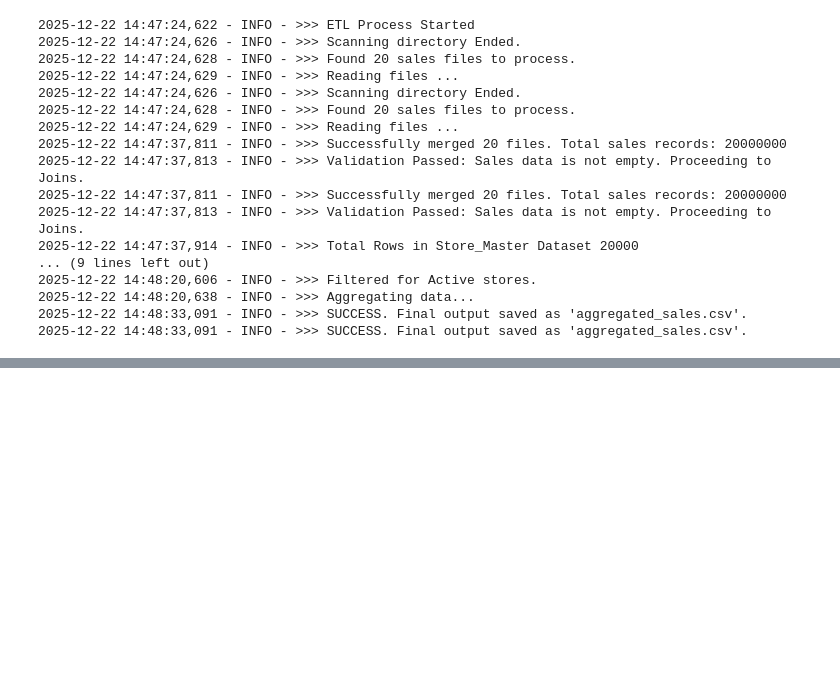
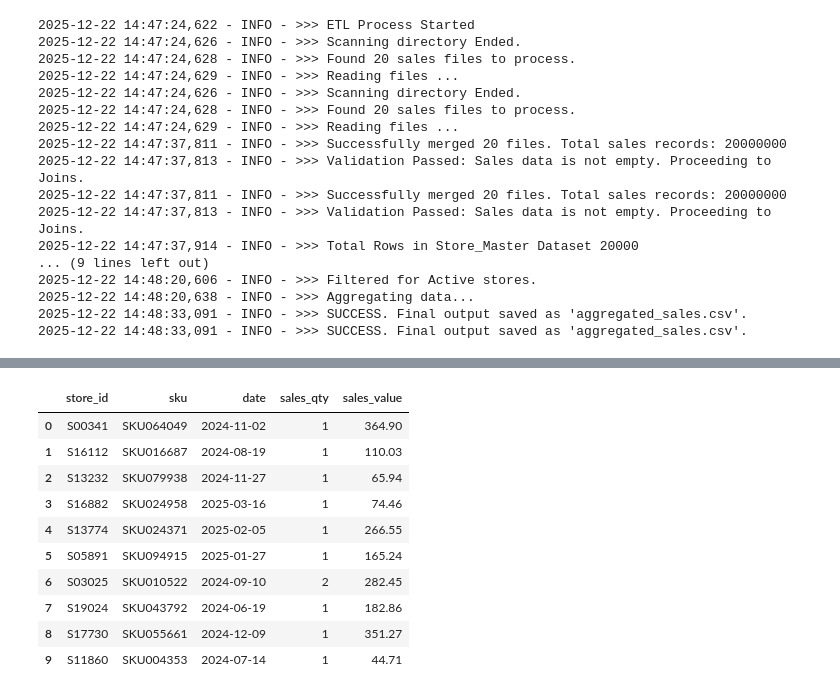
Before and after one commit to Chinmaykarthikeya/ETL, a Jupyter notebook: ETL_test.ipynb, the cells around one changed output, grey strips where cells are left out. Drawn from its saved outputs; the diff is of its cells as text; code cells hidden in the pictures; blank space fills up the shorter version.

```diff
--- a/ETL_test.ipynb
+++ b/ETL_test.ipynb
@@ -137,0 +140,2 @@ if __name__ == "__main__":
+# %%
+file_list = [f for f in os.listdir(sales_dir) if f.endswith('.csv')]
@@ -137,0 +165,2 @@ if __name__ == "__main__":
+# %%
+data_frames = []
@@ -137,0 +183,14 @@ if __name__ == "__main__":
+# %%
+all_sales_data.head(10)
+# %% [output]
+|  | store_id | sku | date | sales_qty | sales_value |
+| 0 | S00341 | SKU064049 | 2024-11-02 | 1 | 364.90 |
+| 1 | S16112 | SKU016687 | 2024-08-19 | 1 | 110.03 |
+| 2 | S13232 | SKU079938 | 2024-11-27 | 1 | 65.94 |
+| 3 | S16882 | SKU024958 | 2025-03-16 | 1 | 74.46 |
+| 4 | S13774 | SKU024371 | 2025-02-05 | 1 | 266.55 |
+| 5 | S05891 | SKU094915 | 2025-01-27 | 1 | 165.24 |
+| 6 | S03025 | SKU010522 | 2024-09-10 | 2 | 282.45 |
+| 7 | S19024 | SKU043792 | 2024-06-19 | 1 | 182.86 |
+| 8 | S17730 | SKU055661 | 2024-12-09 | 1 | 351.27 |
+| 9 | S11860 | SKU004353 | 2024-07-14 | 1 | 44.71 |
```
Also changed, not shown: parts of 18 cells of this notebook.
